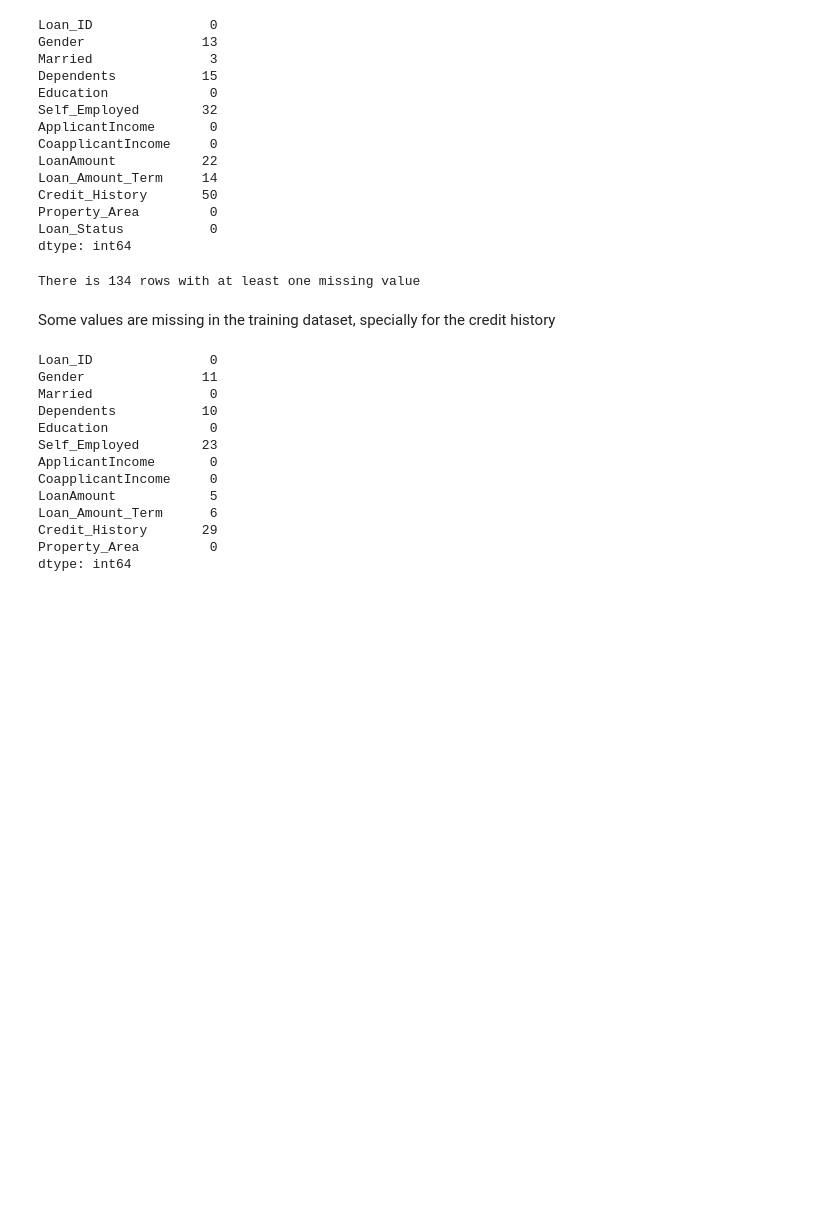
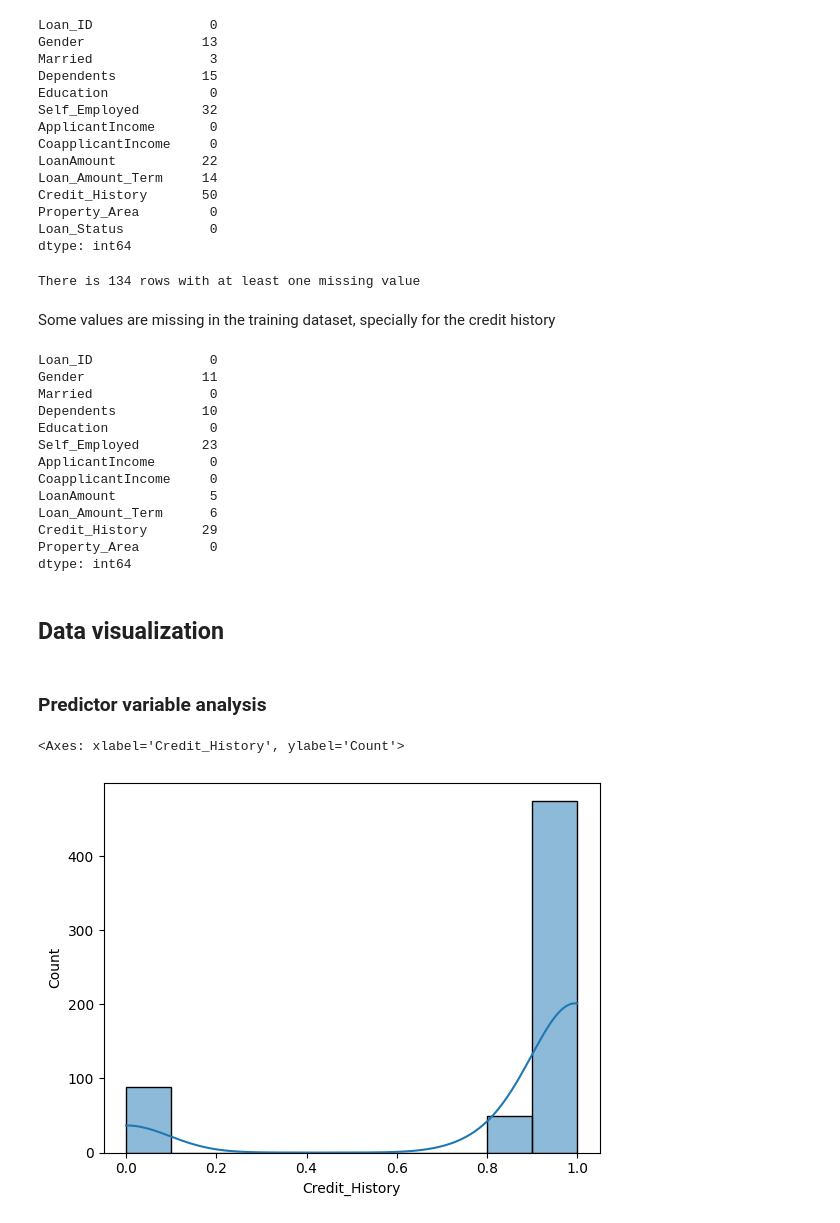
Before and after one commit to jeanbosc/loan-prediction, a Jupyter notebook: data-process-notebook.ipynb, the cells around one changed output. Cells and saved outputs as stored; diff of their text form; code cells hidden in the pictures; blank space fills up the shorter version.

Commit message:
change disposition of parts + start data visualisation

```diff
--- a/data-process-notebook.ipynb
+++ b/data-process-notebook.ipynb
@@ -90,3 +92,12 @@ Loan_Amount_Term      6
 Credit_History       29
 Property_Area         0
 dtype: int64
+# %% [markdown]
+## **Data visualization**
+# %% [markdown]
+### Predictor variable analysis
+# %%
+sns.histplot(x=df_train['Credit_History'], bins=10, kde=True)
+# %% [output]
+<Axes: xlabel='Credit_History', ylabel='Count'>
+[figure, added]
```
Also changed, not shown: parts of 25 cells of this notebook, 1 other file.
